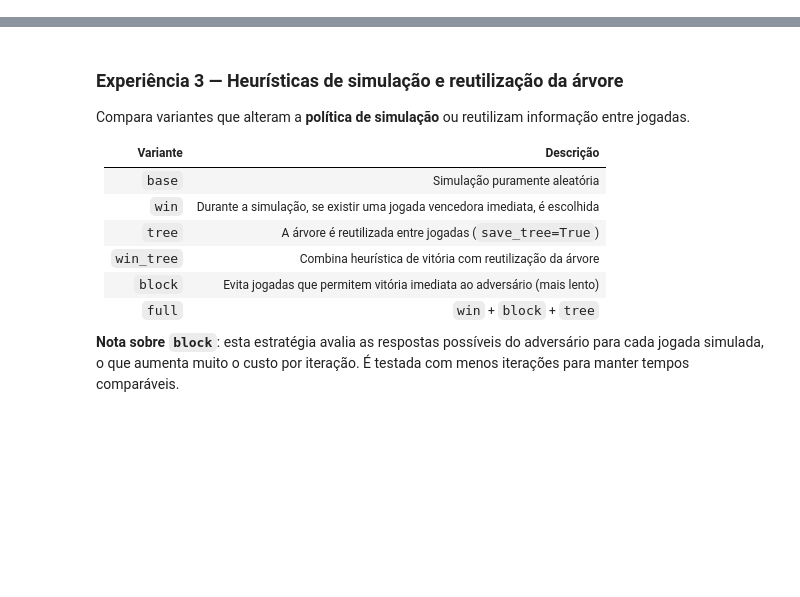
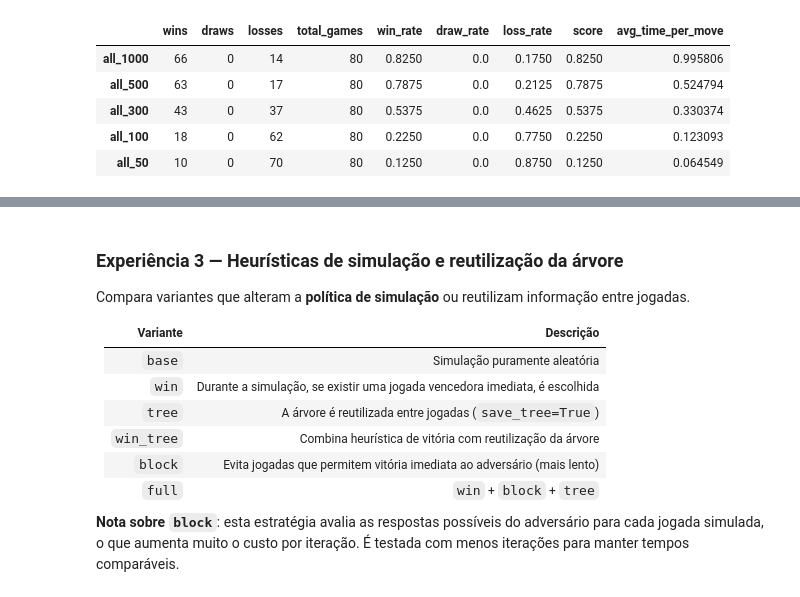
Before and after one commit to andredpinto/AI_2526_Project, a Jupyter notebook: notebooks/analise_mcts_completa - Cópia.ipynb, the cells around one changed output, grey strips where cells are left out. Cells and saved outputs as stored; diff of their text form; code cells hidden in the pictures; blank space fills up the shorter version.

```diff
--- a/notebooks/analise_mcts_completa - Cópia.ipynb
+++ b/notebooks/analise_mcts_completa - Cópia.ipynb
@@ -271,0 +259,18 @@ for n_iter, stats in stats_iter.items():
+# %%
+iteration_variants = [
+    ("all_50", MCTS(max_iter=50)),
+    ("all_100", MCTS(max_iter=100)),
+    ("all_300", MCTS(max_iter=300)),
+    ("all_500", MCTS(max_iter=500)),
+    ("all_1000", MCTS(max_iter=1000)),
+]
+
+stats_iter = variants_stats(iteration_variants, n_games=10)
+stats_dataframe(stats_iter)
+# %% [output]
+|  | wins | draws | losses | total_games | win_rate | draw_rate | loss_rate | score | avg_time_per_move |
+| all_1000 | 66 | 0 | 14 | 80 | 0.8250 | 0.0 | 0.1750 | 0.8250 | 0.995806 |
+| all_500 | 63 | 0 | 17 | 80 | 0.7875 | 0.0 | 0.2125 | 0.7875 | 0.524794 |
+| all_300 | 43 | 0 | 37 | 80 | 0.5375 | 0.0 | 0.4625 | 0.5375 | 0.330374 |
+| all_100 | 18 | 0 | 62 | 80 | 0.2250 | 0.0 | 0.7750 | 0.2250 | 0.123093 |
+| all_50 | 10 | 0 | 70 | 80 | 0.1250 | 0.0 | 0.8750 | 0.1250 | 0.064549 |
```
Also changed, not shown: parts of 39 cells of this notebook, 2 other files.
